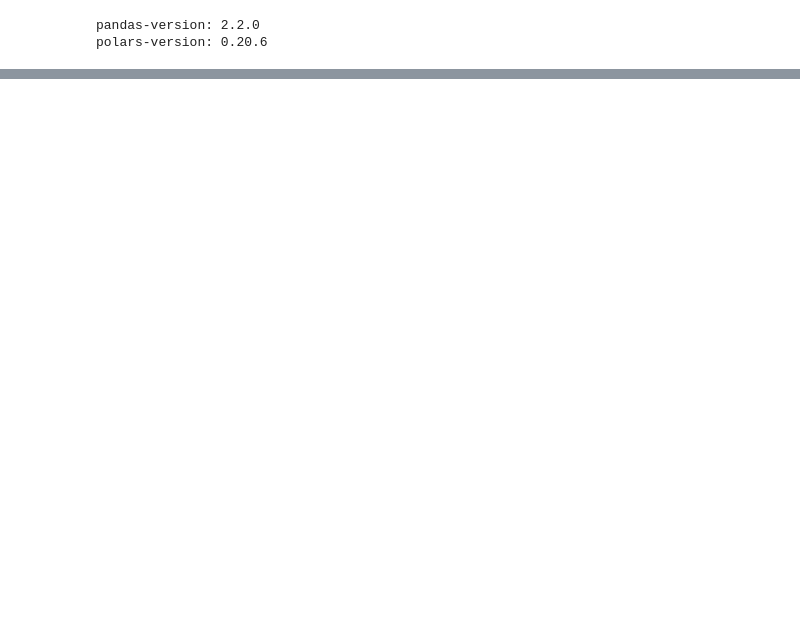
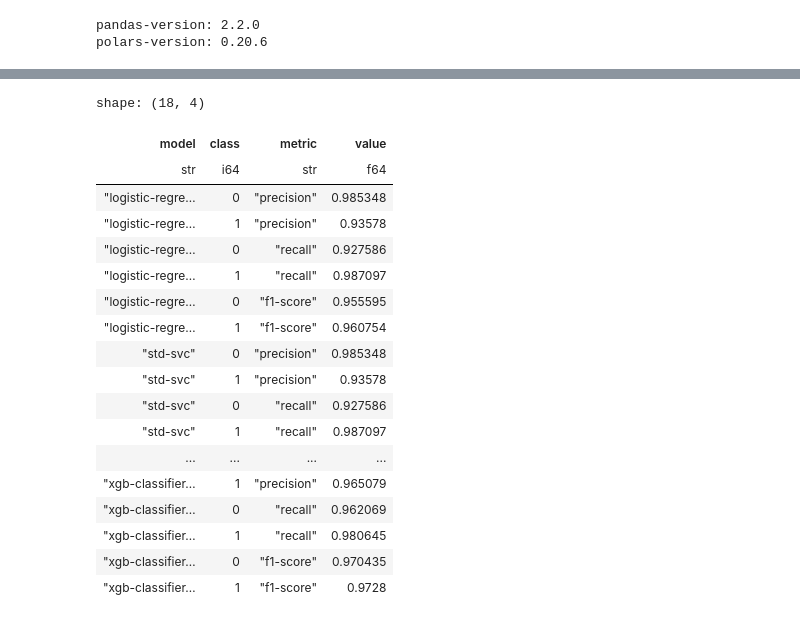
Before and after one commit to tbrekalo/tb-ram, a Jupyter notebook: notebooks/dev.ipynb, the cells around one changed output, grey strips where cells are left out. Cells and saved outputs as stored; diff of their text form; code cells hidden in the pictures; blank space fills up the shorter version.

```diff
--- a/notebooks/dev.ipynb
+++ b/notebooks/dev.ipynb
@@ -56,0 +104,4 @@ shape: (174_300, 12)
+# %%
+X_train, X_test, y_train, y_test = train_test_split(
+    X, Y, test_size=0.3, random_state=42,
+)
@@ -56,0 +118,3 @@ shape: (174_300, 12)
+# %%
+for model in models.values():
+    model.fit(X_train, y_train)
@@ -56,0 +129,42 @@ shape: (174_300, 12)
+# %%
+df_report = pl.DataFrame(schema={"model": str, "class": pl.Int64, "metric": str, "value": pl.Float64})
+for name, model in models.items():
+    y_pred = model.predict(X_test)
+    report = metrics.classification_report(y_test, y_pred, output_dict=True)
+    df_report = pl.concat([
+        df_report,
+        pl.DataFrame(
+            pd.melt(
+                pd.DataFrame(report)[["0", "1"]].transpose()[["precision", "recall", "f1-score"]].reset_index(),
+                id_vars=["index"],
+                var_name="metric",
+            )[["index", "metric", "value"]]
+        ).select(
+            pl.lit(name).alias("model"),
+            pl.col("index").alias("class").cast(pl.Int64),
+            pl.col("metric"),
+            pl.col("value"),
+        ),
+    ])
+
+df_report
+# %% [output]
+shape: (18, 4)
+| model | class | metric | value |
+| str | i64 | str | f64 |
+| "logistic-regre… | 0 | "precision" | 0.985348 |
+| "logistic-regre… | 1 | "precision" | 0.93578 |
+| "logistic-regre… | 0 | "recall" | 0.927586 |
+| "logistic-regre… | 1 | "recall" | 0.987097 |
+| "logistic-regre… | 0 | "f1-score" | 0.955595 |
+| "logistic-regre… | 1 | "f1-score" | 0.960754 |
+| "std-svc" | 0 | "precision" | 0.985348 |
+| "std-svc" | 1 | "precision" | 0.93578 |
+| "std-svc" | 0 | "recall" | 0.927586 |
+| "std-svc" | 1 | "recall" | 0.987097 |
+| ... | ... | ... | ... |
+| "xgb-classifier… | 1 | "precision" | 0.965079 |
+| "xgb-classifier… | 0 | "recall" | 0.962069 |
+| "xgb-classifier… | 1 | "recall" | 0.980645 |
+| "xgb-classifier… | 0 | "f1-score" | 0.970435 |
+| "xgb-classifier… | 1 | "f1-score" | 0.9728 |
```
Also changed, not shown: parts of 12 cells of this notebook.
